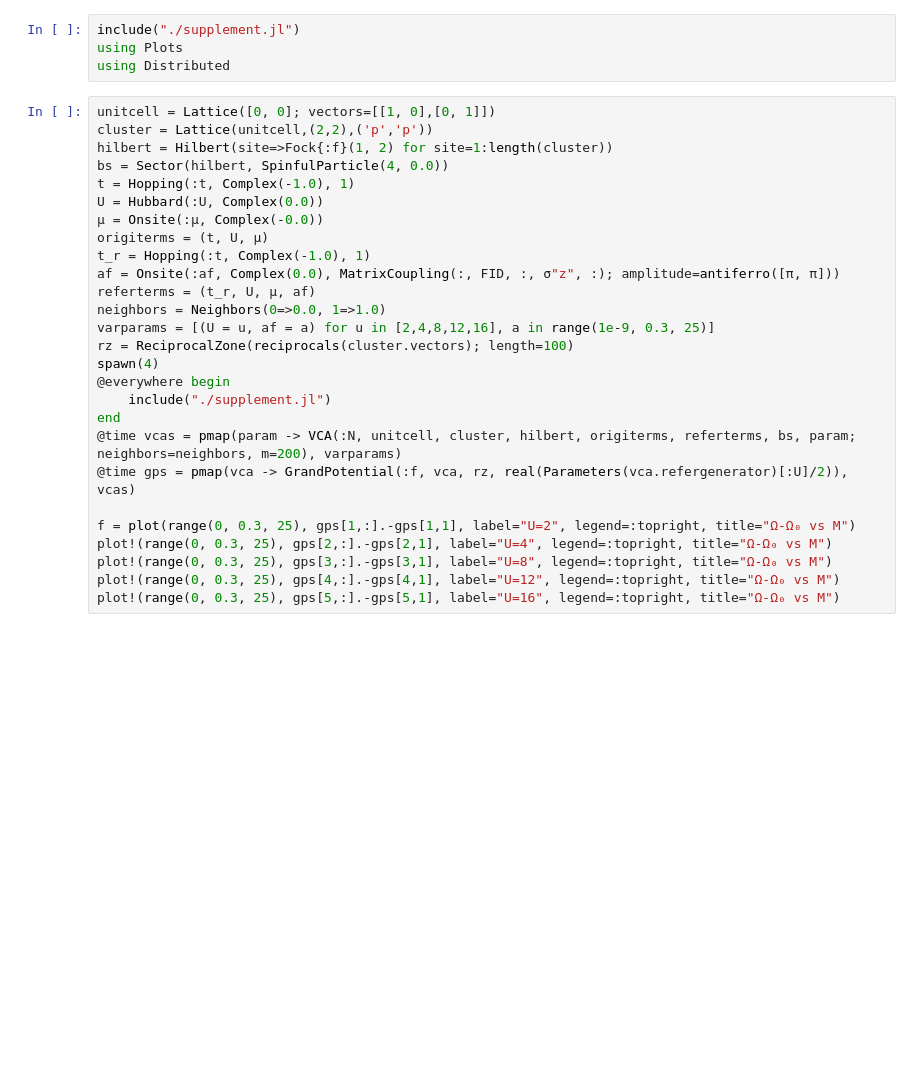
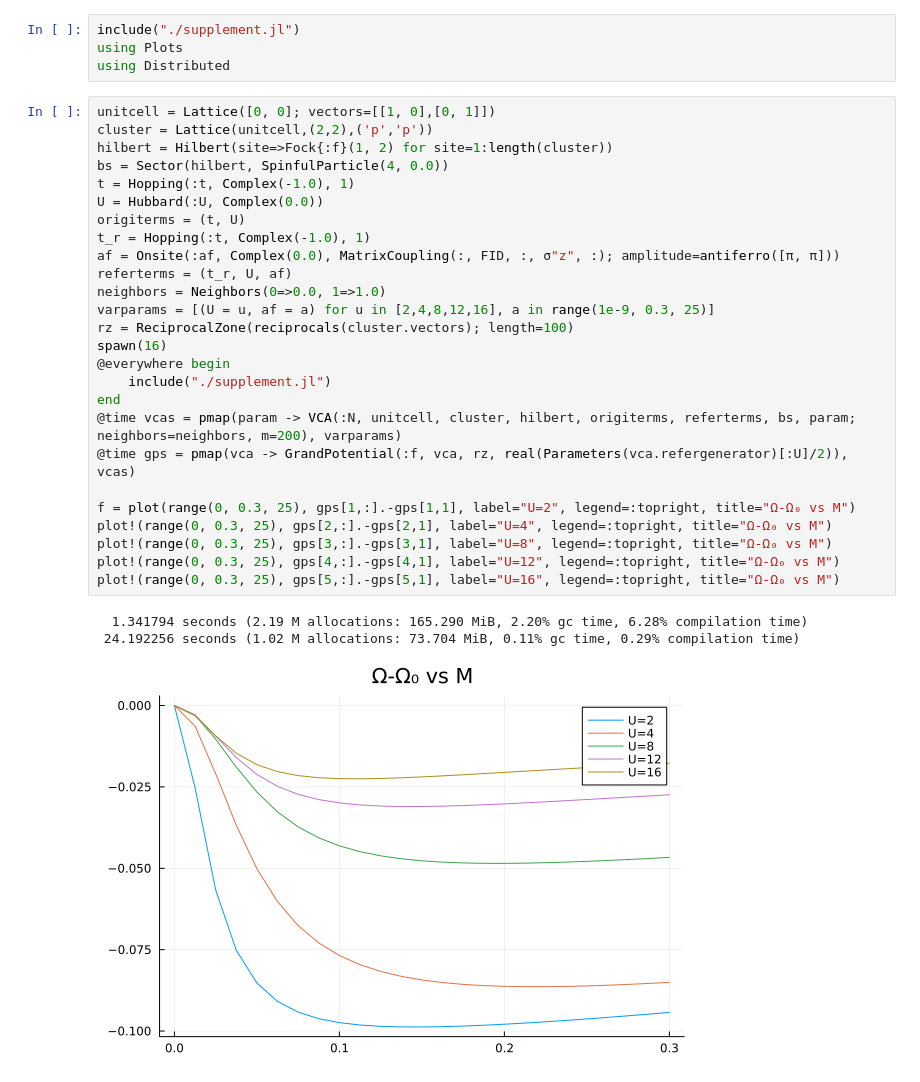
Before and after one commit to ZongYongyue/QuantumClusterTheories.jl, a Jupyter notebook: demo/phasetransition.ipynb, the cells around one changed output. Cells and saved outputs as stored; diff of their text form; blank space fills up the shorter version.

```diff
--- a/demo/phasetransition.ipynb
+++ b/demo/phasetransition.ipynb
@@ -5,30 +5,33 @@ using Distributed
 # %%
 unitcell = Lattice([0, 0]; vectors=[[1, 0],[0, 1]])
 cluster = Lattice(unitcell,(2,2),('p','p'))
 hilbert = Hilbert(site=>Fock{:f}(1, 2) for site=1:length(cluster))
 bs = Sector(hilbert, SpinfulParticle(4, 0.0))
 t = Hopping(:t, Complex(-1.0), 1)
 U = Hubbard(:U, Complex(0.0))
-μ = Onsite(:μ, Complex(-0.0))
-origiterms = (t, U, μ)
+origiterms = (t, U)
 t_r = Hopping(:t, Complex(-1.0), 1)
 af = Onsite(:af, Complex(0.0), MatrixCoupling(:, FID, :, σ"z", :); amplitude=antiferro([π, π]))
-referterms = (t_r, U, μ, af)
+referterms = (t_r, U, af)
 neighbors = Neighbors(0=>0.0, 1=>1.0)
 varparams = [(U = u, af = a) for u in [2,4,8,12,16], a in range(1e-9, 0.3, 25)]
 rz = ReciprocalZone(reciprocals(cluster.vectors); length=100)
-spawn(4)
+spawn(16)
 @everywhere begin
     include("./supplement.jl")
 end
 @time vcas = pmap(param -> VCA(:N, unitcell, cluster, hilbert, origiterms, referterms, bs, param; neighbors=neighbors, m=200), varparams)
 @time gps = pmap(vca -> GrandPotential(:f, vca, rz, real(Parameters(vca.refergenerator)[:U]/2)), vcas)
 
 f = plot(range(0, 0.3, 25), gps[1,:].-gps[1,1], label="U=2", legend=:topright, title="Ω-Ω₀ vs M")
 plot!(range(0, 0.3, 25), gps[2,:].-gps[2,1], label="U=4", legend=:topright, title="Ω-Ω₀ vs M")
 plot!(range(0, 0.3, 25), gps[3,:].-gps[3,1], label="U=8", legend=:topright, title="Ω-Ω₀ vs M")
 plot!(range(0, 0.3, 25), gps[4,:].-gps[4,1], label="U=12", legend=:topright, title="Ω-Ω₀ vs M")
 plot!(range(0, 0.3, 25), gps[5,:].-gps[5,1], label="U=16", legend=:topright, title="Ω-Ω₀ vs M")
+# %% [output]
+  1.341794 seconds (2.19 M allocations: 165.290 MiB, 2.20% gc time, 6.28% compilation time)
+ 24.192256 seconds (1.02 M allocations: 73.704 MiB, 0.11% gc time, 0.29% compilation time)
+[figure, added]
 # %%
 unitcell = Lattice([0, 0]; vectors=[[1, 0], [0, 1]])
 cluster = Lattice(unitcell, (2,2), ('p','p'))
```
Also changed, not shown: parts of 3 cells of this notebook.
